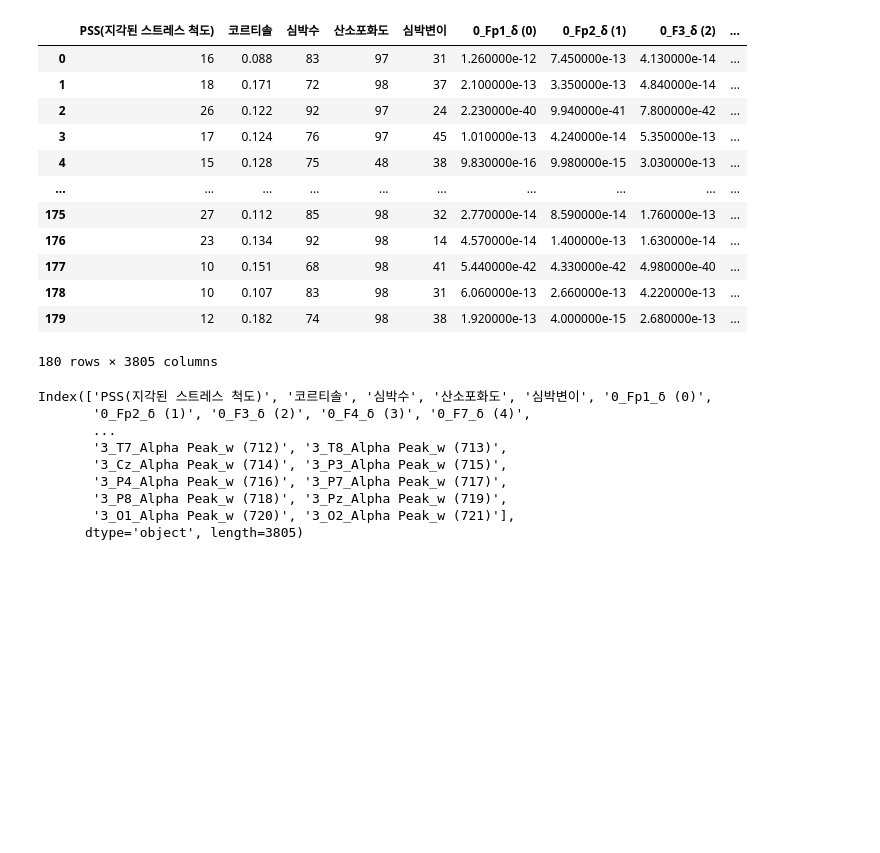
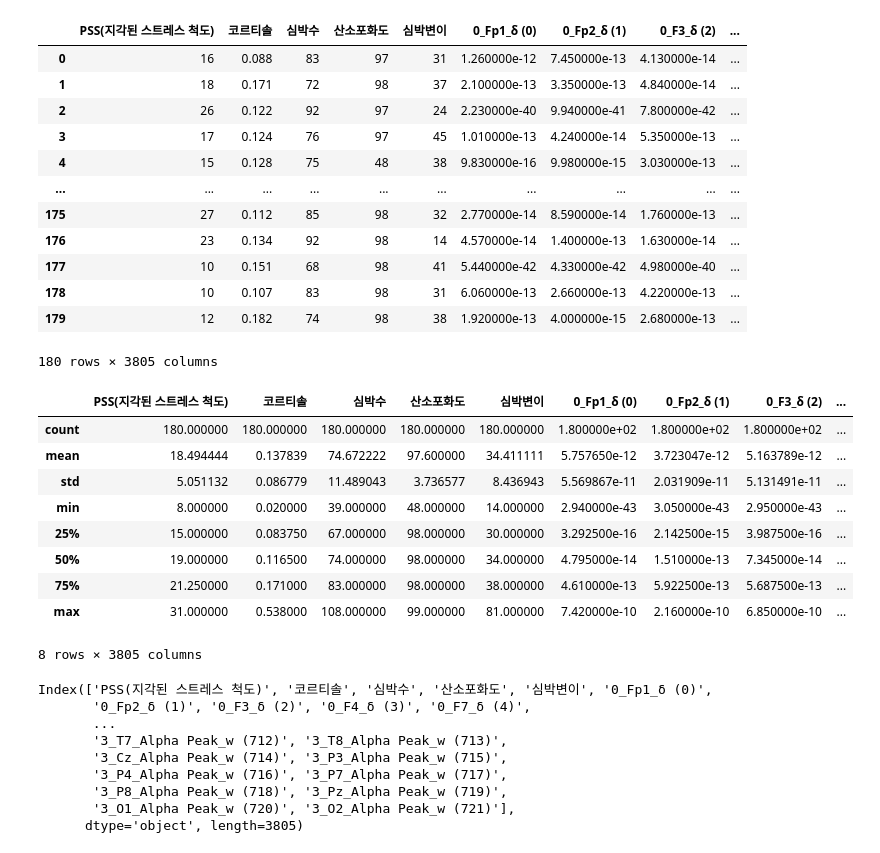
Before and after one commit to hanbuck30/Regression-about-neural-Data, a Jupyter notebook: svm_regre.ipynb, the cells around one changed output. Cells and saved outputs as stored; diff of their text form; code cells hidden in the pictures; blank space fills up the shorter version.

```diff
--- a/svm_regre.ipynb
+++ b/svm_regre.ipynb
@@ -24,6 +24,19 @@ df
 | 178 | 10 | 0.107 | 83 | 98 | 31 | 6.060000e-13 | 2.660000e-13 | 4.220000e-13 | ... |
 | 179 | 12 | 0.182 | 74 | 98 | 38 | 1.920000e-13 | 4.000000e-15 | 2.680000e-13 | ... |
 180 rows × 3805 columns
+# %%
+df.describe()
+# %% [output]
+|  | PSS(지각된 스트레스 척도) | 코르티솔 | 심박수 | 산소포화도 | 심박변이 | 0_Fp1_δ (0) | 0_Fp2_δ (1) | 0_F3_δ (2) | ... |
+| count | 180.000000 | 180.000000 | 180.000000 | 180.000000 | 180.000000 | 1.800000e+02 | 1.800000e+02 | 1.800000e+02 | ... |
+| mean | 18.494444 | 0.137839 | 74.672222 | 97.600000 | 34.411111 | 5.757650e-12 | 3.723047e-12 | 5.163789e-12 | ... |
+| std | 5.051132 | 0.086779 | 11.489043 | 3.736577 | 8.436943 | 5.569867e-11 | 2.031909e-11 | 5.131491e-11 | ... |
+| min | 8.000000 | 0.020000 | 39.000000 | 48.000000 | 14.000000 | 2.940000e-43 | 3.050000e-43 | 2.950000e-43 | ... |
+| 25% | 15.000000 | 0.083750 | 67.000000 | 98.000000 | 30.000000 | 3.292500e-16 | 2.142500e-15 | 3.987500e-16 | ... |
+| 50% | 19.000000 | 0.116500 | 74.000000 | 98.000000 | 34.000000 | 4.795000e-14 | 1.510000e-13 | 7.345000e-14 | ... |
+| 75% | 21.250000 | 0.171000 | 83.000000 | 98.000000 | 38.000000 | 4.610000e-13 | 5.922500e-13 | 5.687500e-13 | ... |
+| max | 31.000000 | 0.538000 | 108.000000 | 99.000000 | 81.000000 | 7.420000e-10 | 2.160000e-10 | 6.850000e-10 | ... |
+8 rows × 3805 columns
 # %%
 df.columns
 # %% [output]
```
Also changed, not shown: parts of 3 cells of this notebook.
